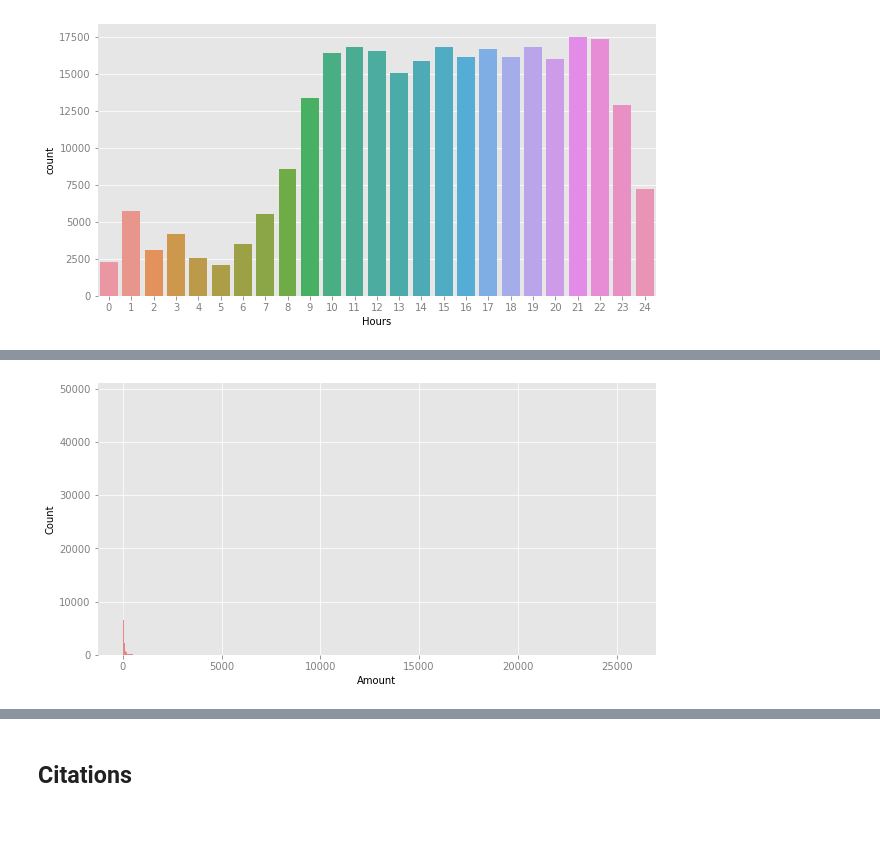
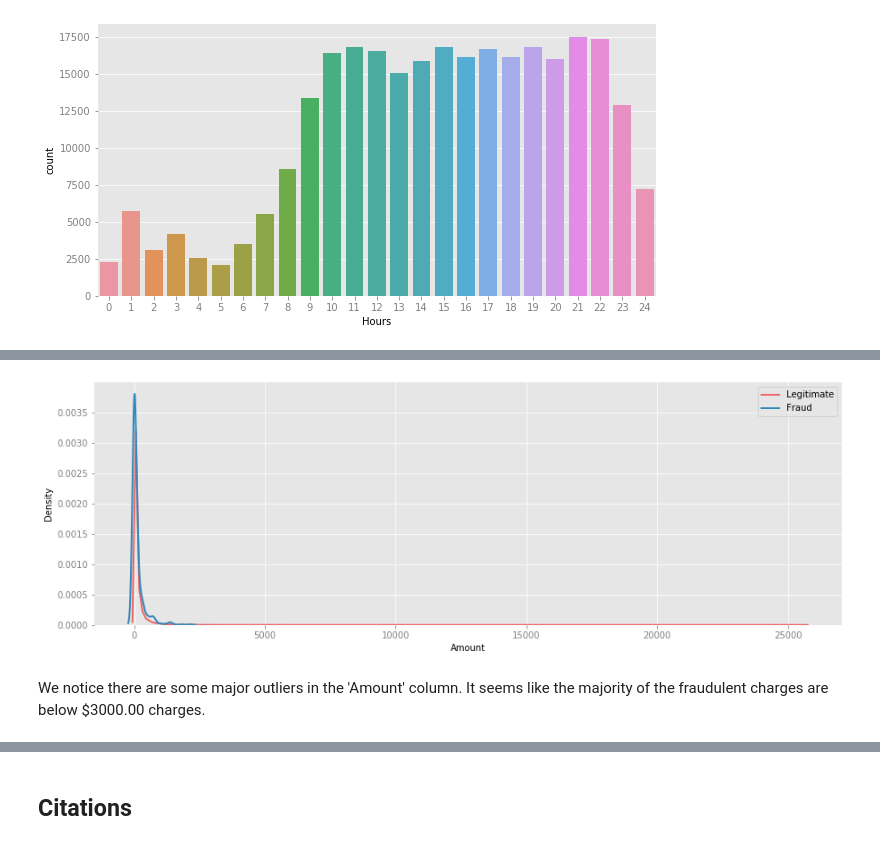
Before and after one commit to Lewis34cs/Credit_Card_Fraud_Detection, a Jupyter notebook: creditcard_fraud.ipynb, the cells around one changed output, grey strips where cells are left out. Drawn from its saved outputs; the diff is of its cells as text; code cells hidden in the pictures.

```diff
--- a/creditcard_fraud.ipynb
+++ b/creditcard_fraud.ipynb
@@ -162,7 +162,11 @@ df['Hours'].value_counts()
 Name: Hours, dtype: int64
 # %%
 # The amount column is not a normal distribution
-plt.figure(figsize=(10,5))
-sns.histplot(df['Amount']);
+plt.figure(figsize=(15,5))
+sns.kdeplot(df.loc[df['Class']==0, 'Amount'], label='Legitimate')
+sns.kdeplot(df.loc[df['Class']==1, 'Amount'], label='Fraud')
+plt.legend();
 # %% [output]
-[figure, old version]
+[figure, new version]
+# %% [markdown]
+We notice there are some major outliers in the 'Amount' column. It seems like the majority of the fraudulent charges are below $3000.00 charges.
```
Also changed, not shown: parts of 10 cells of this notebook.
